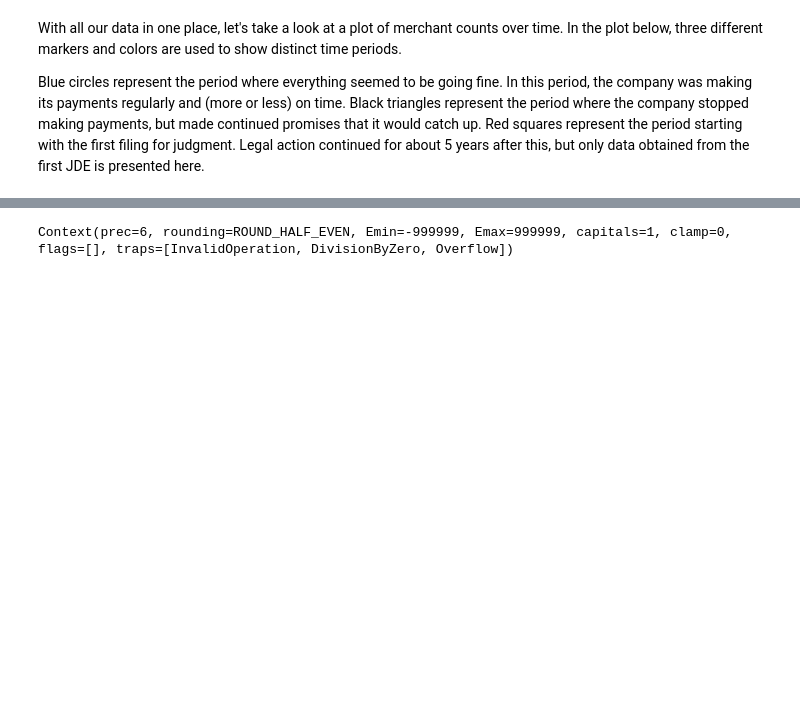
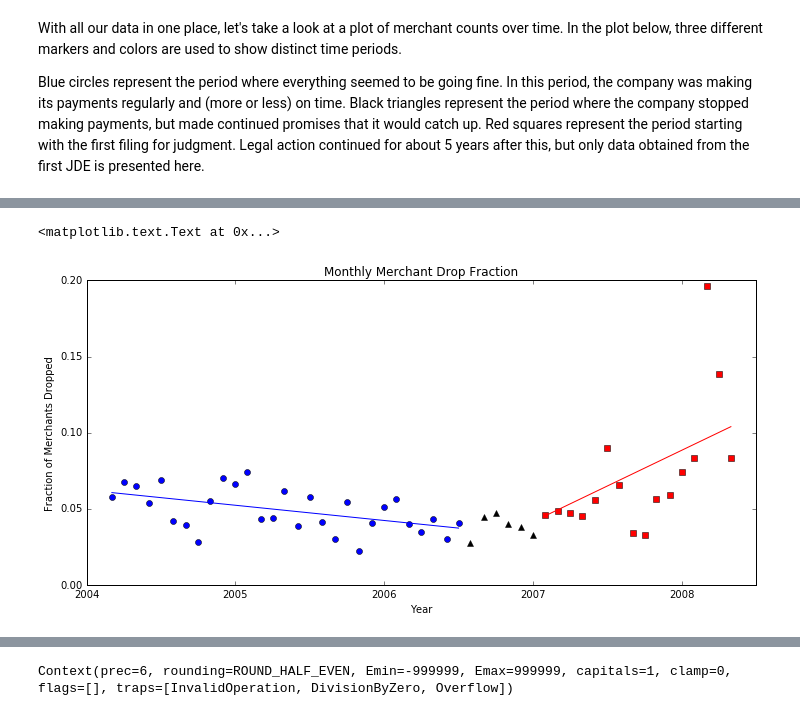
Before and after one commit to MichaelSzczepaniak/FraudulentConveyance, a Jupyter notebook: code/POS Merchants and Terminals Analysis.ipynb, the cells around one changed output, grey strips where cells are left out. Drawn from its saved outputs; the diff is of its cells as text; code cells hidden in the pictures; blank space fills up the shorter version.

Commit message:
POS Merchants and Terminals Analysis.ipynb - get regression working, add regression lines for pre and post legal action periods

```diff
--- a/code/POS Merchants and Terminals Analysis.ipynb
+++ b/code/POS Merchants and Terminals Analysis.ipynb
@@ -802,27 +817,38 @@ X1.shape, T.shape
 # %%
-def train(x=X, t=T):
+def train(X, T):
     w = np.linalg.lstsq(np.dot(X.T,X), np.dot(X.T, T))
-    return (w[0], w[3])
+    return w[0]
 
-def use(x, w_slope, w_inter):
-    return (x * w_slope) + w_inter
+def use(x, w):
+    return np.dot(x, w)
+
+pre_legal_weights = train(X1[0:29], T[0:29])
+post_legal_weights = train(X1[29:], T[29:])
+pre_legal_reg = use(X1[0:29], pre_legal_weights)
+post_legal_reg = use(X1[29:], post_legal_weights)
+y_reg = np.vstack((pre_legal_reg, post_legal_reg))
 # %%
 d1 = data.loc[1:29, ('yearFrac', 'merchantCount', 'merchant_drop_rate')]
 d2 = data.loc[30:35, ('yearFrac', 'merchantCount', 'merchant_drop_rate')]
 d3 = data.loc[36:, ('yearFrac', 'merchantCount', 'merchant_drop_rate')]
-d4 =
+d4 = y_reg
 plt.figure(1, figsize=(width, height))
 plt.subplot(2, 1, 2)
 plt.xticks(np.arange(2004, 2008.5, 1.0))
 ax = plt.gca()
 x_formatter = mp.ticker.ScalarFormatter(useOffset=False)
 ax.xaxis.set_major_formatter(x_formatter)
 
 plt.plot(d1['yearFrac'], d1['merchant_drop_rate'], 'bo')
 plt.plot(d2['yearFrac'], d2['merchant_drop_rate'], 'k^')
 plt.plot(d3['yearFrac'], d3['merchant_drop_rate'], 'rs')
+plt.plot(d1['yearFrac'], d4[:29], 'b')
+plt.plot(d3['yearFrac'], d4[-16:], 'r')
 plt.xlim([2004,2008.5])
 plt.ylim([0, 0.2])
 plt.xlabel("Year")
 plt.ylabel("Fraction of Merchants Dropped")
 plt.title("Monthly Merchant Drop Fraction")
+# %% [output]
+<matplotlib.text.Text at 0x...>
+[figure, added]
```
Also changed, not shown: parts of 8 cells of this notebook.
